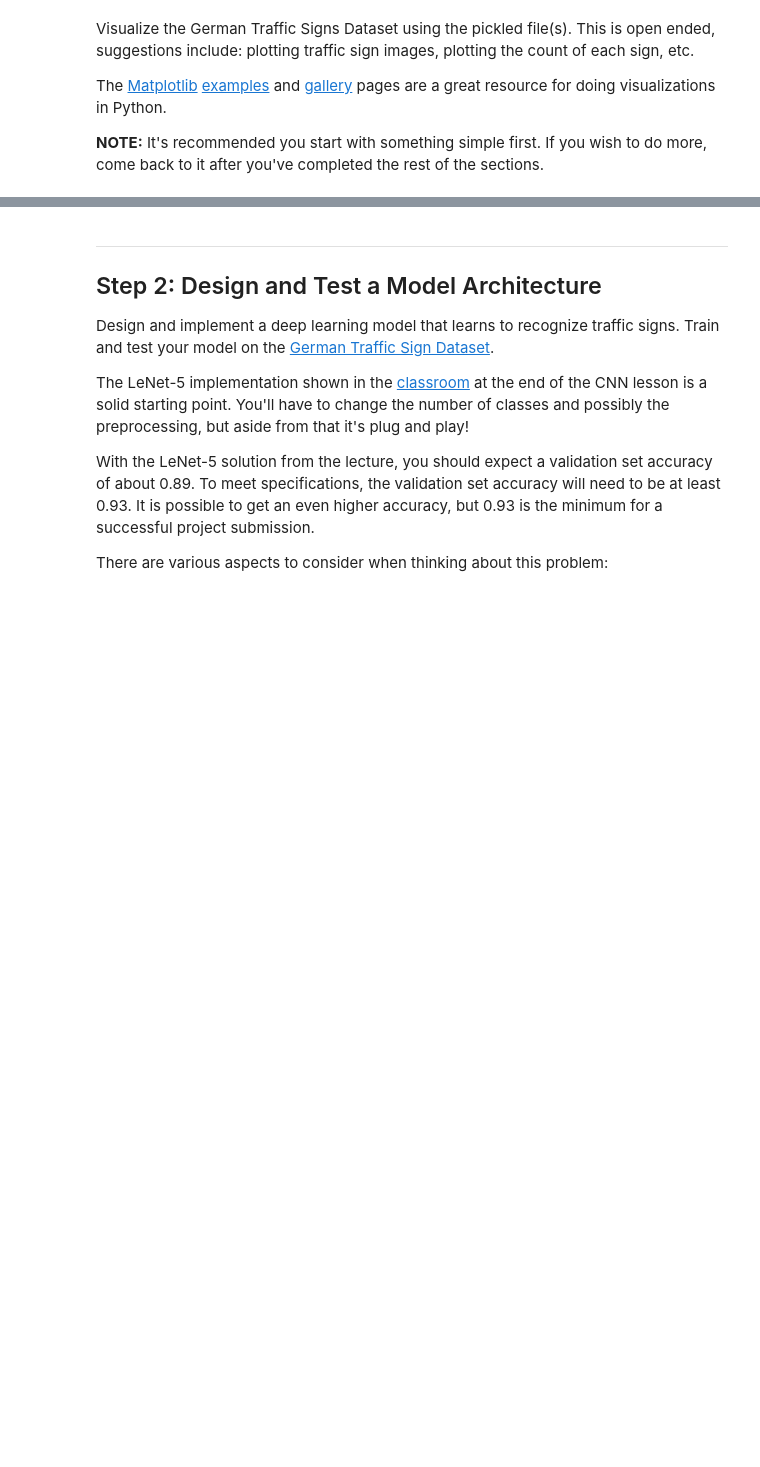
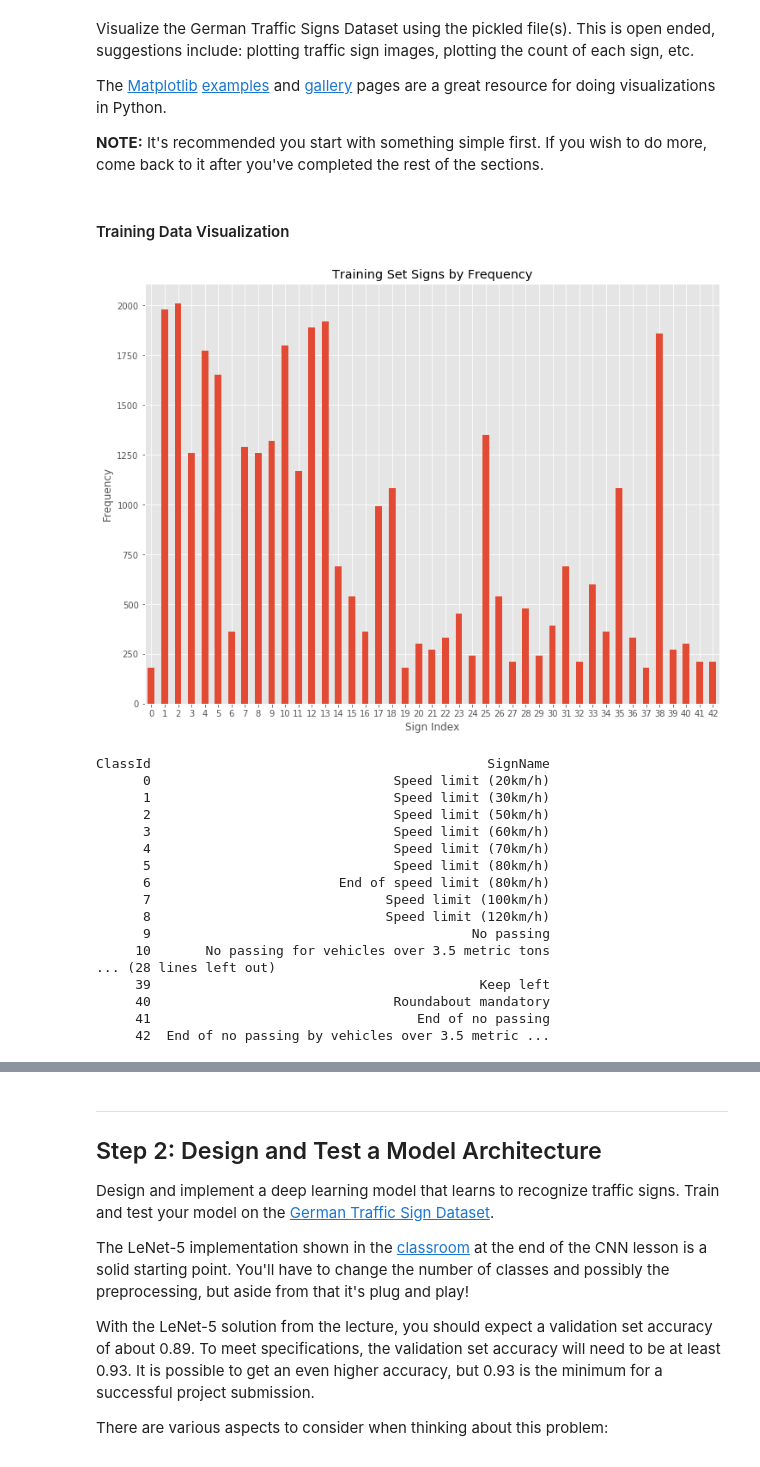
Before and after one commit to AryanJ-NYC/CarND-Traffic-Sign-Classifier-Project, a Jupyter notebook: Traffic_Sign_Classifier.ipynb, the cells around one changed output, grey strips where cells are left out. Cells and saved outputs as stored; diff of their text form; code cells hidden in the pictures; blank space fills up the shorter version.

```diff
--- a/Traffic_Sign_Classifier.ipynb
+++ b/Traffic_Sign_Classifier.ipynb
@@ -93,3 +90,48 @@ Visualize the German Traffic Signs Dataset using the pickled file(s). This is op
 The [Matplotlib](http://matplotlib.org/) [examples](http://matplotlib.org/examples/index.html) and [gallery](http://matplotlib.org/gallery.html) pages are a great resource for doing visualizations in Python.
 
 **NOTE:** It's recommended you start with something simple first. If you wish to do more, come back to it after you've completed the rest of the sections.
+# %% [markdown]
+#### Training Data Visualization
+# %%
+import matplotlib
+import matplotlib.pyplot as plt
+import pandas as pd
+
+label_names = pd.read_csv('signnames.csv')
+
+matplotlib.style.use('ggplot')
+
+fig_size = (12, 9)
+plt.rcParams["figure.figsize"] = fig_size
+
+training_labels = pd.DataFrame({'label': y_train})
+label_counts = training_labels['label'].value_counts().sort_index()
+plot = label_counts.plot(kind='bar', rot=0)
+plot.set_title('Training Set Signs by Frequency')
+plot.set_ylabel('Frequency')
+plot.set_xlabel('Sign Index')
+
+# print labels
+plt.show()
+print(label_names.to_string(index=False))
+
+%matplotlib inline
+# %% [output]
+[figure, added]
+ClassId                                           SignName
+      0                               Speed limit (20km/h)
+      1                               Speed limit (30km/h)
+      2                               Speed limit (50km/h)
+      3                               Speed limit (60km/h)
+      4                               Speed limit (70km/h)
+      5                               Speed limit (80km/h)
+      6                        End of speed limit (80km/h)
+      7                              Speed limit (100km/h)
+      8                              Speed limit (120km/h)
+      9                                         No passing
+     10       No passing for vehicles over 3.5 metric tons
+... (28 lines left out)
+     39                                          Keep left
+     40                               Roundabout mandatory
+     41                                  End of no passing
+     42  End of no passing by vehicles over 3.5 metric ...
```
Also changed, not shown: parts of 12 cells of this notebook.
